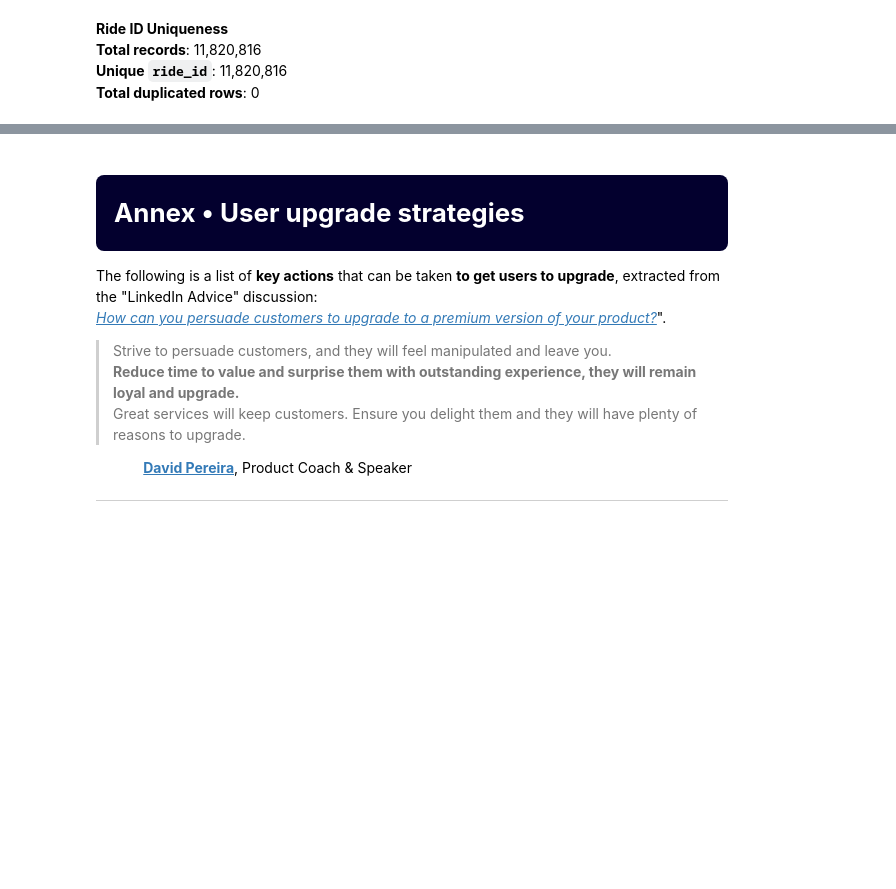
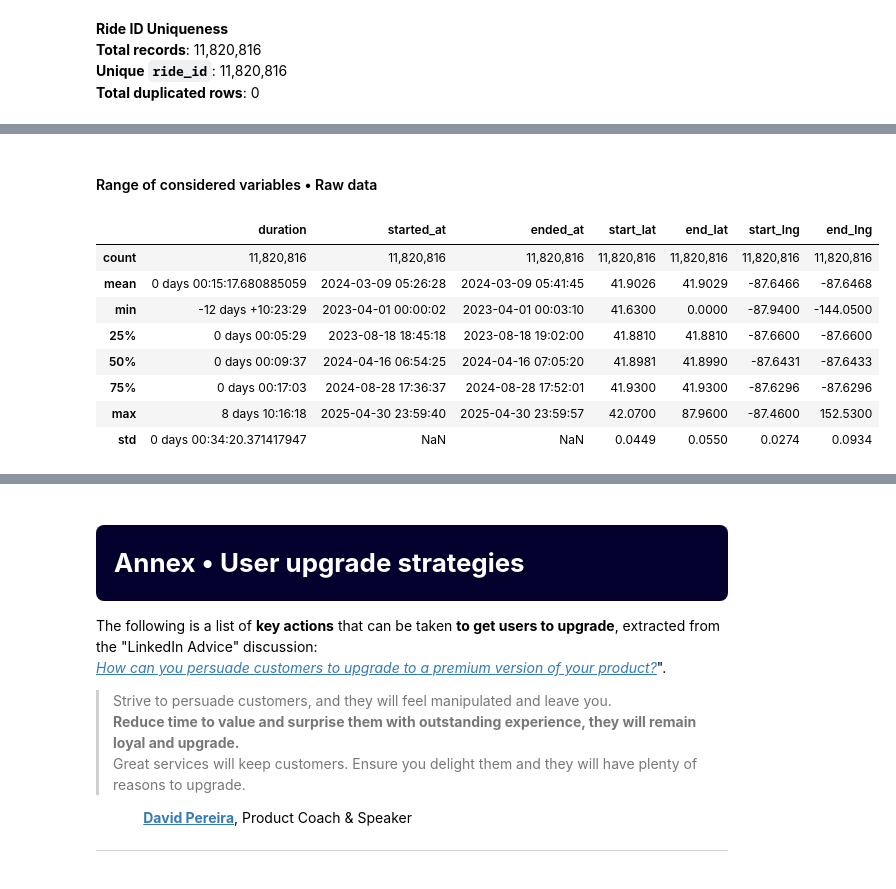
Before and after one commit to isis-santos-costa/divvy, a Jupyter notebook: divvy-analytics.ipynb, the cells around one changed output, grey strips where cells are left out. Saved outputs shown, nothing was run; the diff lists cells and outputs as text; code cells hidden in the pictures; blank space fills up the shorter version.

Commit message:
Kaggle Notebook | 💡 Divvy・Analytics 🚴‍♀️ | Version 8

```diff
--- a/divvy-analytics.ipynb
+++ b/divvy-analytics.ipynb
@@ -253,7 +254,7 @@ Focusing on efficiency, the dataframe is following reduced to just these variabl
 # %%
 # Efficiency
 
-df = df[[ 'ride_id'                  \
+df = df[[ 'ride_id'                                \
         , 'member_casual'                          \
         , 'start_station_id'  , 'end_station_id'   \
         , 'start_station_name', 'end_station_name' \
@@ -264,23 +265,27 @@ df = df[[ 'ride_id'                  \
 display_markdown("**Data subset, with only the columns to be used in the project**<br>", raw=True)
 display_fit_to_width(df.head(), index_width=10)
 
-display_markdown("Conversion to the analytically convenient data types is performed below:<br>", raw=True)
+display_markdown(
+    "Conversion to the analytically convenient data types is performed below.<br>"
+    "For consistency, string fields are trimmed of blank characters."
+    , raw=True)
 
 # Type cast
 
-# Define types
 DATETIME_COLS = ['started_at', 'ended_at']
 CATEGORY_COLS = ['member_casual']
+STRING_COLS   = [  'start_station_id'  , 'end_station_id'  \
+                 , 'start_station_name', 'end_station_name']
 
-# Convert datetimes one-by-one to avoid duplicating full-DataFrame memory blocks
 for col in DATETIME_COLS:
     df[col] = pd.to_datetime(df[col])
 
-# Convert categories in-place
 for col in CATEGORY_COLS:
     df[col] = df[col].astype('category')
 
-# Display
+for col in STRING_COLS:
+    df[col] = df[col].apply(lambda x: x.strip() if isinstance(x, str) else x)
+
 display_markdown('**Column types, after transformation**<br>', raw=True)
 df.info()
 # %% [output]
@@ -1584,0 +1688,40 @@ The data are now ready for analysis, ensuring **reliable counts for each ride**.
+# %%
+def format_describe_mixed(df):
+    desc = df.describe().copy()
+    formatted = pd.DataFrame(index=desc.index, columns=desc.columns)
+
+    for col in desc.columns:
+        is_dt = is_datetime64_any_dtype(df[col])
+        is_td = is_timedelta64_dtype(df[col])
+
+        for idx in desc.index:
+            val = desc.loc[idx, col]
+            if pd.isna(val):
+                formatted.loc[idx, col] = "NaN"
+            elif idx == 'count':
+                formatted.loc[idx, col] = f"{int(val):,}"
+            elif is_dt:
+                formatted.loc[idx, col] = str(val).split('.')[0] if pd.notna(val) else "NaN"
+            elif is_td:
+                formatted.loc[idx, col] = str(val)
+            else:
+                formatted.loc[idx, col] = f"{val:,.4f}"
+
+    return formatted
+
+display_markdown("#### Range of considered variables • Raw data", raw=True)
+df['duration'] = df['ended_at'] - df['started_at']
+
+coord_cols = ['start_lat', 'end_lat', 'start_lng', 'end_lng']
+display(format_describe_mixed(df[['duration', 'started_at', 'ended_at'] + coord_cols]))
+# %% [output]
+#### Range of considered variables • Raw data
+|  | duration | started_at | ended_at | start_lat | end_lat | start_lng | end_lng |
+| count | 11,820,816 | 11,820,816 | 11,820,816 | 11,820,816 | 11,820,816 | 11,820,816 | 11,820,816 |
+| mean | 0 days 00:15:17.680885059 | 2024-03-09 05:26:28 | 2024-03-09 05:41:45 | 41.9026 | 41.9029 | -87.6466 | -87.6468 |
+| min | -12 days +10:23:29 | 2023-04-01 00:00:02 | 2023-04-01 00:03:10 | 41.6300 | 0.0000 | -87.9400 | -144.0500 |
+| 25% | 0 days 00:05:29 | 2023-08-18 18:45:18 | 2023-08-18 19:02:00 | 41.8810 | 41.8810 | -87.6600 | -87.6600 |
+| 50% | 0 days 00:09:37 | 2024-04-16 06:54:25 | 2024-04-16 07:05:20 | 41.8981 | 41.8990 | -87.6431 | -87.6433 |
+| 75% | 0 days 00:17:03 | 2024-08-28 17:36:37 | 2024-08-28 17:52:01 | 41.9300 | 41.9300 | -87.6296 | -87.6296 |
+| max | 8 days 10:16:18 | 2025-04-30 23:59:40 | 2025-04-30 23:59:57 | 42.0700 | 87.9600 | -87.4600 | 152.5300 |
+| std | 0 days 00:34:20.371417947 | NaN | NaN | 0.0449 | 0.0550 | 0.0274 | 0.0934 |
```
Also changed, not shown: parts of 42 cells of this notebook.
